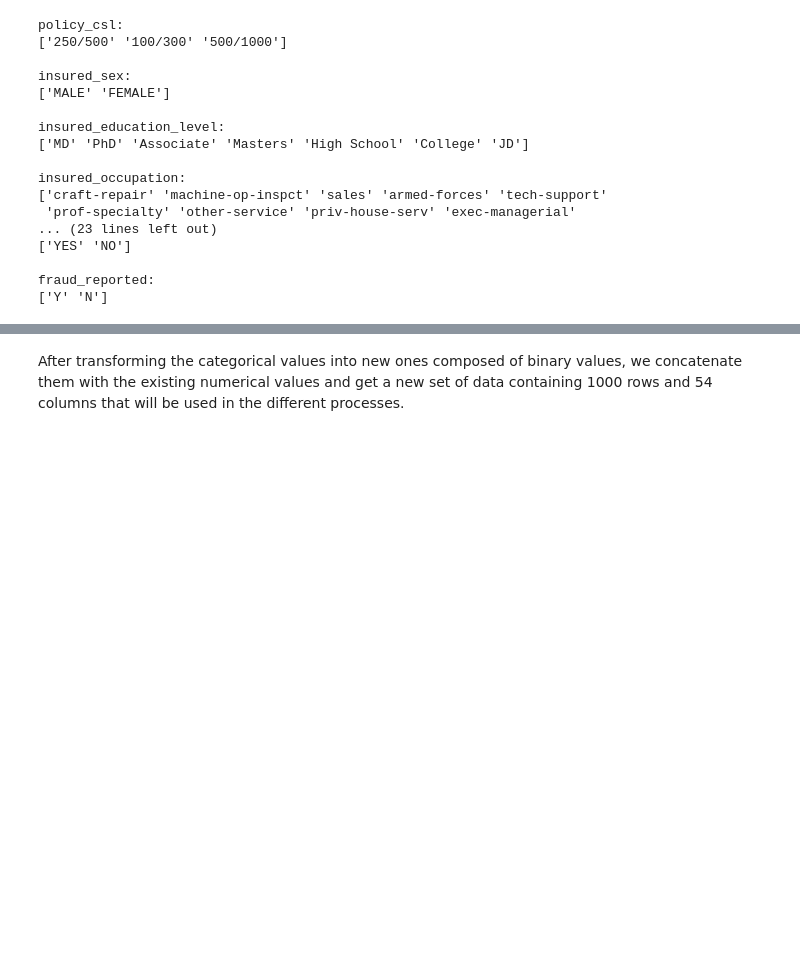
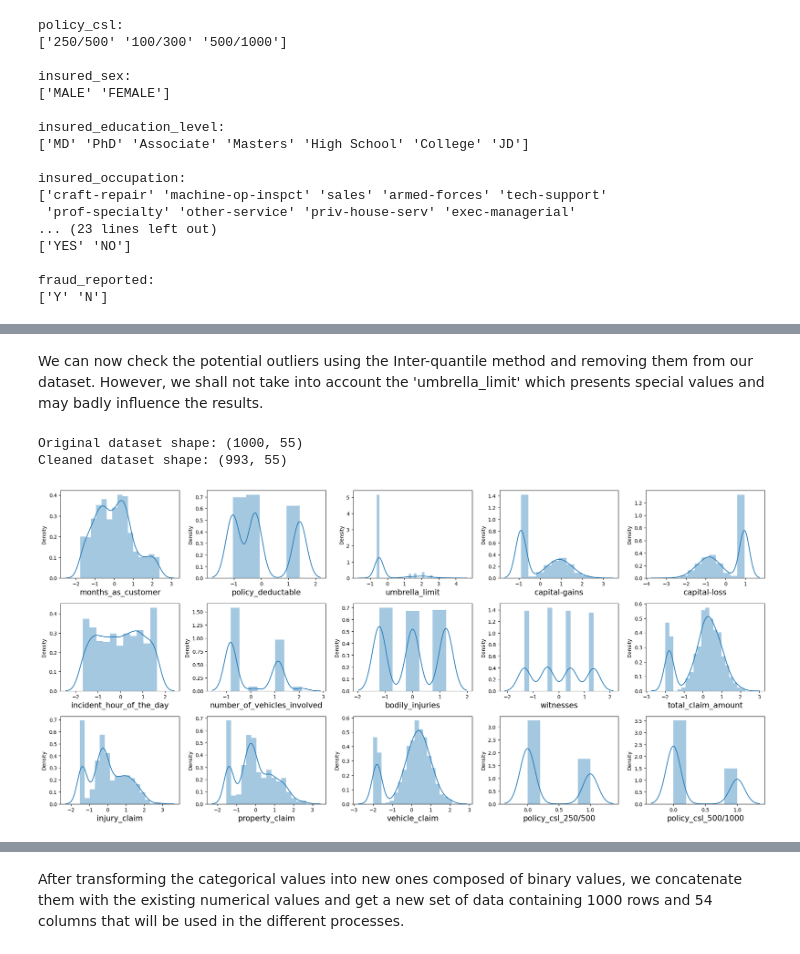
Before and after one commit to Regis0323/Module_1, a Jupyter notebook: Rurangwa_Assignment_Module_1.ipynb, the cells around one changed output, grey strips where cells are left out. Drawn from its saved outputs; the diff is of its cells as text; code cells hidden in the pictures; blank space fills up the shorter version.

```diff
--- a/Rurangwa_Assignment_Module_1.ipynb
+++ b/Rurangwa_Assignment_Module_1.ipynb
@@ -368,0 +365,41 @@ memory usage: 429.8 KB
+# %% [markdown]
+We can now check the potential outliers using the Inter-quantile method and removing them from our dataset. However, we shall not take into account the 'umbrella_limit' which presents special values and may badly influence the results.
+# %%
+numerical_columns = std_numerical_values[['months_as_customer', 'policy_deductable',
+       'capital-gains', 'capital-loss', 'incident_hour_of_the_day',
+       'number_of_vehicles_involved', 'bodily_injuries', 'witnesses',
+       'total_claim_amount', 'injury_claim', 'property_claim',
+       'vehicle_claim']]
+
+# Creation of a boolean mask used for filtering and starts with all True
+mask = pd.Series([True] * len(new_clean_data))
+
+for col in numerical_columns:
+    Q1 = new_clean_data[col].quantile(0.25)
+    Q3 = new_clean_data[col].quantile(0.75)
+    IQR = Q3 - Q1
+    lower_bound = Q1 - 1.5 * IQR
+    upper_bound = Q3 + 1.5 * IQR
+
+    mask &= (new_clean_data[col] >= lower_bound) & (new_clean_data[col] <= upper_bound) # Update of the mask to include only non-outlier rows for the current column
+
+# Filter the DataFrame using the combined mask
+Final_claims_data = new_clean_data[mask]
+
+# Check the result
+print("Original dataset shape:", new_clean_data.shape)
+print("Cleaned dataset shape:", Final_claims_data.shape)
+plt.figure(figsize = (20, 15))
+pltnbr = 1
+for col in Final_claims_data.columns:
+    if pltnbr <= 15:
+        ax = plt.subplot(5, 5, pltnbr)
+        sns.distplot(Final_claims_data[col])
+        plt.xlabel(col, fontsize = 15)
+    pltnbr += 1
+plt.tight_layout()
+plt.show()
+# %% [output]
+Original dataset shape: (1000, 55)
+Cleaned dataset shape: (993, 55)
+[figure, added]
```
Also changed, not shown: parts of 11 cells of this notebook.
